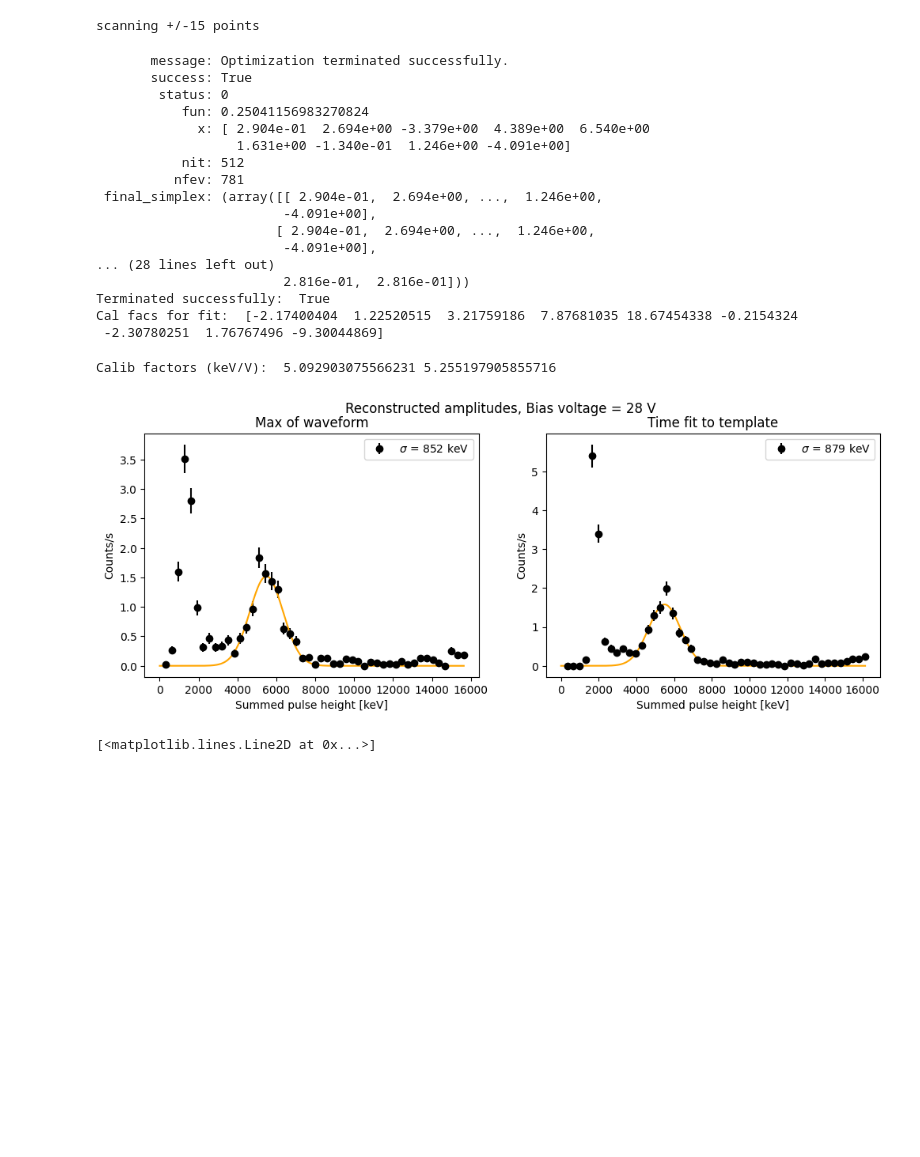
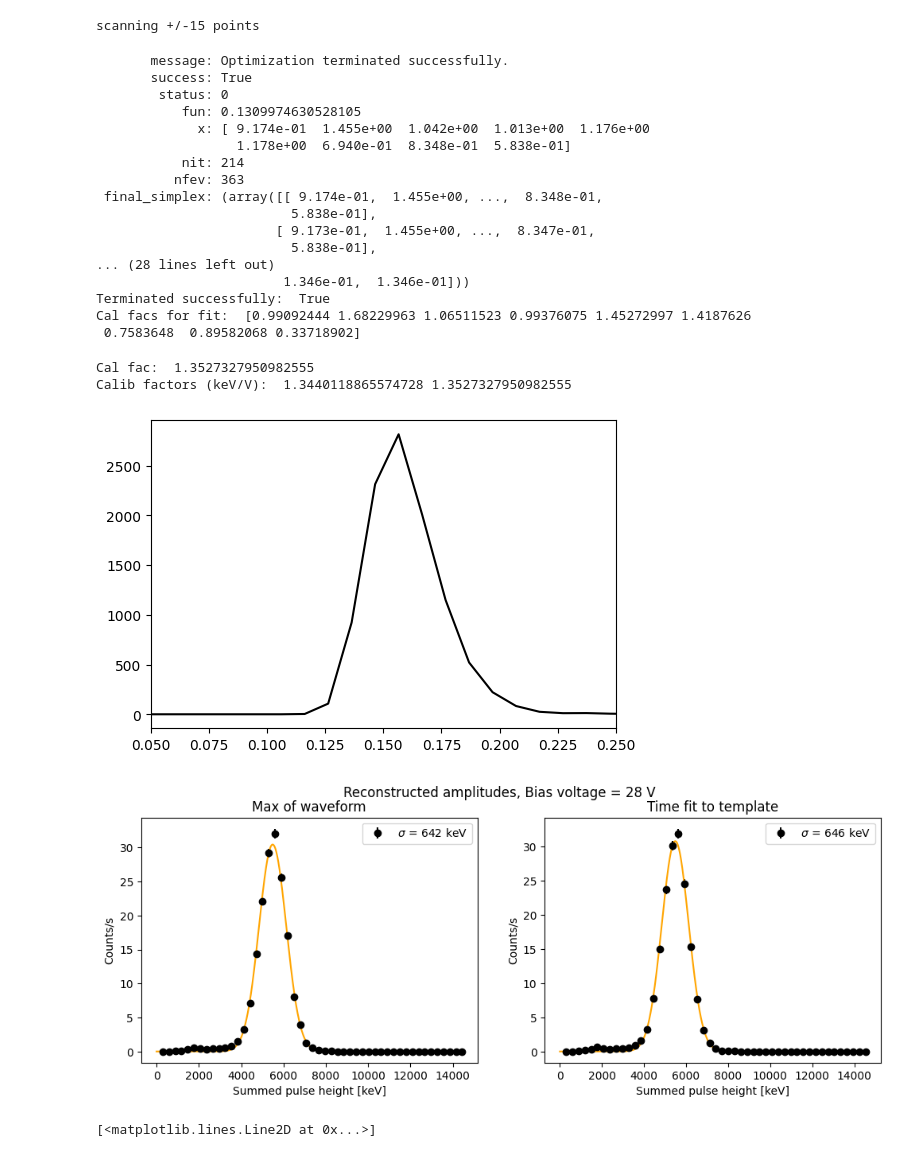
Before and after one commit to Moore-Lab/nanospheres, a Jupyter notebook: SiPMs/analyze_Am241_source_data.ipynb, the cells around one changed output. Saved outputs shown, nothing was run; the diff lists cells and outputs as text; code cells hidden in the pictures; blank space fills up the shorter version.

```diff
--- a/SiPMs/analyze_Am241_source_data.ipynb
+++ b/SiPMs/analyze_Am241_source_data.ipynb
@@ -4,7 +4,7 @@ import numpy as np
 import matplotlib.pyplot as plt
 from scipy.optimize import curve_fit, minimize
 # %%
-path = "D:/data/SiPM/waveforms/20240506/pos_scan_grid"
+path = "D:/data/SiPM/waveforms/20240513/pos_scan_grid"
 filename_list = ["Am241_28V_x0.0_y0.0_*.pkl",]
 save_str = ["Am241",]
 ov_list = [28,]
@@ -240,20 +240,20 @@ for oidx, ov in enumerate(ov_list):
        message: Optimization terminated successfully.
        success: True
         status: 0
-           fun: 0.25041156983270824
-             x: [ 2.904e-01  2.694e+00 -3.379e+00  4.389e+00  6.540e+00
-                  1.631e+00 -1.340e-01  1.246e+00 -4.091e+00]
-           nit: 512
-          nfev: 781
- final_simplex: (array([[ 2.904e-01,  2.694e+00, ...,  1.246e+00,
-                        -4.091e+00],
-                       [ 2.904e-01,  2.694e+00, ...,  1.246e+00,
-                        -4.091e+00],
+           fun: 0.1309974630528105
+             x: [ 9.174e-01  1.455e+00  1.042e+00  1.013e+00  1.176e+00
+                  1.178e+00  6.940e-01  8.348e-01  5.838e-01]
+           nit: 214
+          nfev: 363
+ final_simplex: (array([[ 9.174e-01,  1.455e+00, ...,  8.348e-01,
+                         5.838e-01],
+                       [ 9.173e-01,  1.455e+00, ...,  8.347e-01,
+                         5.838e-01],
 ... (28 lines left out)
-                        2.816e-01,  2.816e-01]))
+                        1.346e-01,  1.346e-01]))
 Terminated successfully:  True
-Cal facs for fit:  [-2.17400404  1.22520515  3.21759186  7.87681035 18.67454338 -0.2154324
- -2.30780251  1.76767496 -9.30044869]
+Cal facs for fit:  [0.99092444 1.68229963 1.06511523 0.99376075 1.45272997 1.4187626
+ 0.7583648  0.89582068 0.33718902]
 # %%
 ## plot and fit
 
@@ -262,6 +262,9 @@ sipm_coords_y = np.array([6.5, 6.5, 6.5, 0, 0, 0, -6.5, -6.5, -6.5])
 
 cal_type_list = ['channel cal']
 
+eng_fig = plt.figure(figsize=(12, 4))
+z_fig = plt.figure(figsize=(6, 4))
+
 for oidx, ov in enumerate(ov_list):
 
     data = np.load( os.path.join(path, "recon_amps_%s_%s.npz"%(save_str[oidx],ov)) )
@@ -269,11 +272,11 @@ for oidx, ov in enumerate(ov_list):
     recon_amps_fit = data['recon_amps_fit']
     nwaveforms = data['nwaveforms']
 
-    plt.figure(figsize=(12, 4))
+
 
     for cal_type in cal_type_list:
 
-        bins = np.linspace(0,4000 * (ov-24.7)/4.3, 50)
+        bins = np.linspace(0,14000 * (ov-24.7)/4.3, 50)
         bc = bins[:-1] + np.diff(bins)
 
         norm = data_time[oidx]
@@ -288,58 +291,74 @@ for oidx, ov in enumerate(ov_list):
         h_max, be = np.histogram( max_amps, bins=bins )
         h_fit, be = np.histogram( fit_amps, bins=bins )
 
-        fpts = bc > 700
+        fpts = bc > 2000
         errs = np.sqrt(h_max[fpts])
         errs[errs==0] = 1
         spars = [np.max(h_max), np.median(max_amps), np.std(max_amps)]
         gc_max, _ = curve_fit(gauss, bc[fpts], h_max[fpts], p0=spars, sigma=errs)
+        #gc_max = spars
 
         errs = np.sqrt(h_fit[fpts])
         errs[errs==0] = 1
         spars = [np.max(h_fit), np.median(fit_amps), np.std(fit_amps)]
         gc_fit, _ = curve_fit(gauss, bc[fpts], h_fit[fpts], p0=spars, sigma=errs)
+        #gc_fit = spars
 
         am241_alpha_eng = 5486 ## keV
         eng_cal_fac_max = am241_alpha_eng/np.abs(gc_max[1])
         eng_cal_fac_fit = am241_alpha_eng/np.abs(gc_fit[1])
+        print("Cal fac: ", eng_cal_fac_fit)
 
         amps = recon_amps_fit
         recon_x = (amps[:,:9] @ sipm_coords_x.T)/np.sum(amps[:,:9], axis = 1)
         recon_y = (amps[:,:9] @ sipm_coords_y.T)/np.sum(amps[:,:9], axis = 1)
+        recon_z = np.max(np.abs(amps[:,:9]), axis = 1)/np.sum(amps[:,:9], axis = 1)
 
         print("Calib factors (keV/V): ", eng_cal_fac_max, eng_cal_fac_fit)
 
         if('bkg' in str(ov)):
             continue
 
         xx = np.linspace(0, bc[-1], 1000)
 
+        plt.figure(eng_fig.number)
         plt.subplot(1,2,1)
         plt.errorbar(bc*eng_cal_fac_max, h_max/norm, yerr=np.sqrt(h_max)/norm, fmt='ko', label=r"$\sigma$ = %.0f keV"%(gc_max[2]*eng_cal_fac_max))
         plt.plot(xx*eng_cal_fac_max, gauss(xx, *gc_max)/norm, 'orange')
         #plt.xlim(0,8000)
         plt.xlabel("Summed pulse height [keV]")
         plt.ylabel("Counts/s")
         plt.title("Max of waveform")
         #plt.ylim(0,0.2)
         plt.legend()
 
         plt.subplot(1,2,2)
         plt.errorbar(bc*eng_cal_fac_fit, h_fit/norm, yerr=np.sqrt(h_fit)/norm, fmt='ko', label=r"$\sigma$ = %.0f keV"%(gc_max[2]*eng_cal_fac_fit))
         plt.plot(xx*eng_cal_fac_fit, gauss(xx, *gc_fit)/norm, 'orange')
         plt.xlabel("Summed pulse height [keV]")
         plt.ylabel("Counts/s")
         #plt.xlim(0,8000)
         plt.title("Time fit to template")
         #plt.ylim(0,0.2)
         plt.legend()
 
         plt.suptitle("Reconstructed amplitudes, Bias voltage = %s V"%str(ov))
+
+        plt.figure(z_fig.number)
+        zbins = np.linspace(0,1,100)
+        h_z, bez = np.histogram( recon_z, bins=zbins )
+        bcz = bez[:-1] + np.diff(bez)/2
+        plt.plot(bcz, h_z, 'k')
+        plt.xlim(0.05,0.25)
+
+    plt.figure(eng_fig.number)
     plt.savefig(os.path.join(path, "Am241_resolution_%d.png"%ov))
     plt.show()
 # %% [output]
-Calib factors (keV/V):  5.092903075566231 5.255197905855716
+Cal fac:  1.3527327950982555
+Calib factors (keV/V):  1.3440118865574728 1.3527327950982555
-[figure, old version]
+[figure, new version]
+[figure, added]
 # %%
 plt.figure()
 plt.plot(recon_x, recon_y, '.', ms=1)
```
Also changed, not shown: parts of 2 cells of this notebook, 4 other files.
